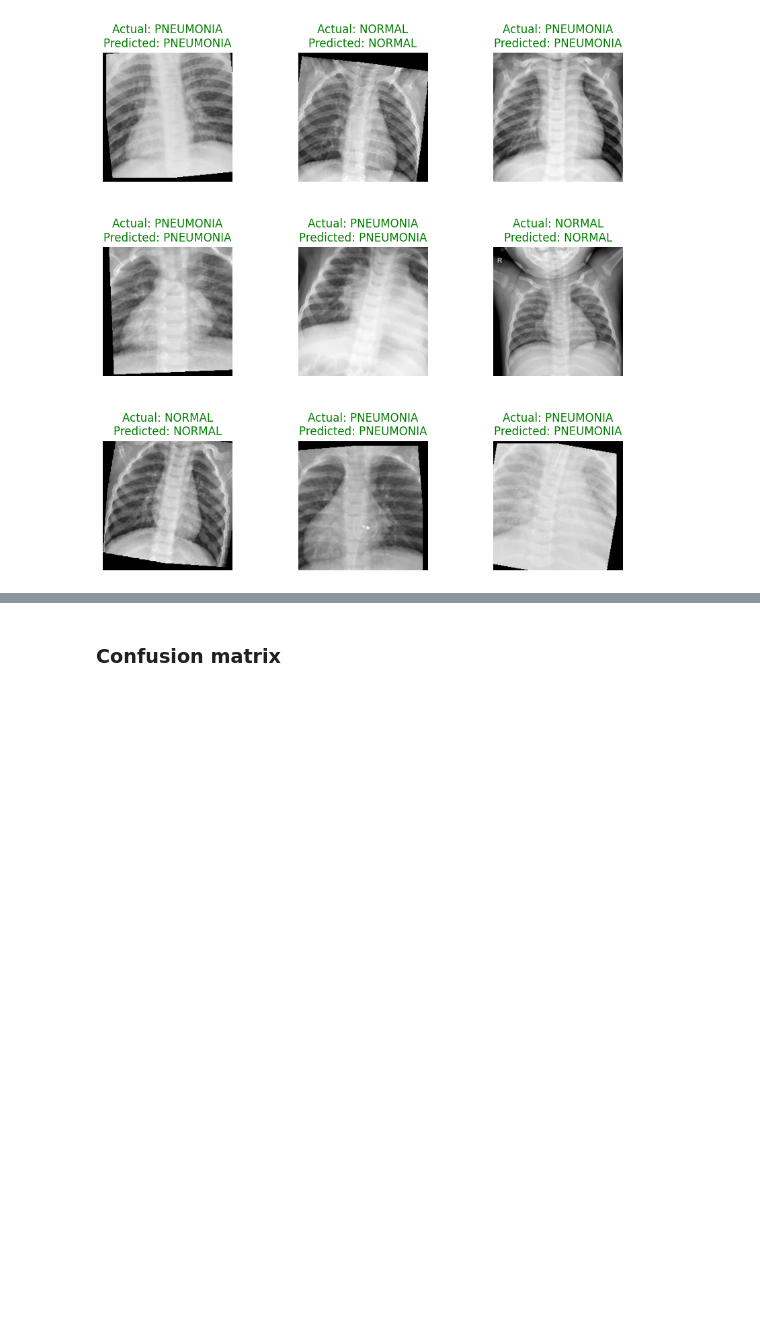
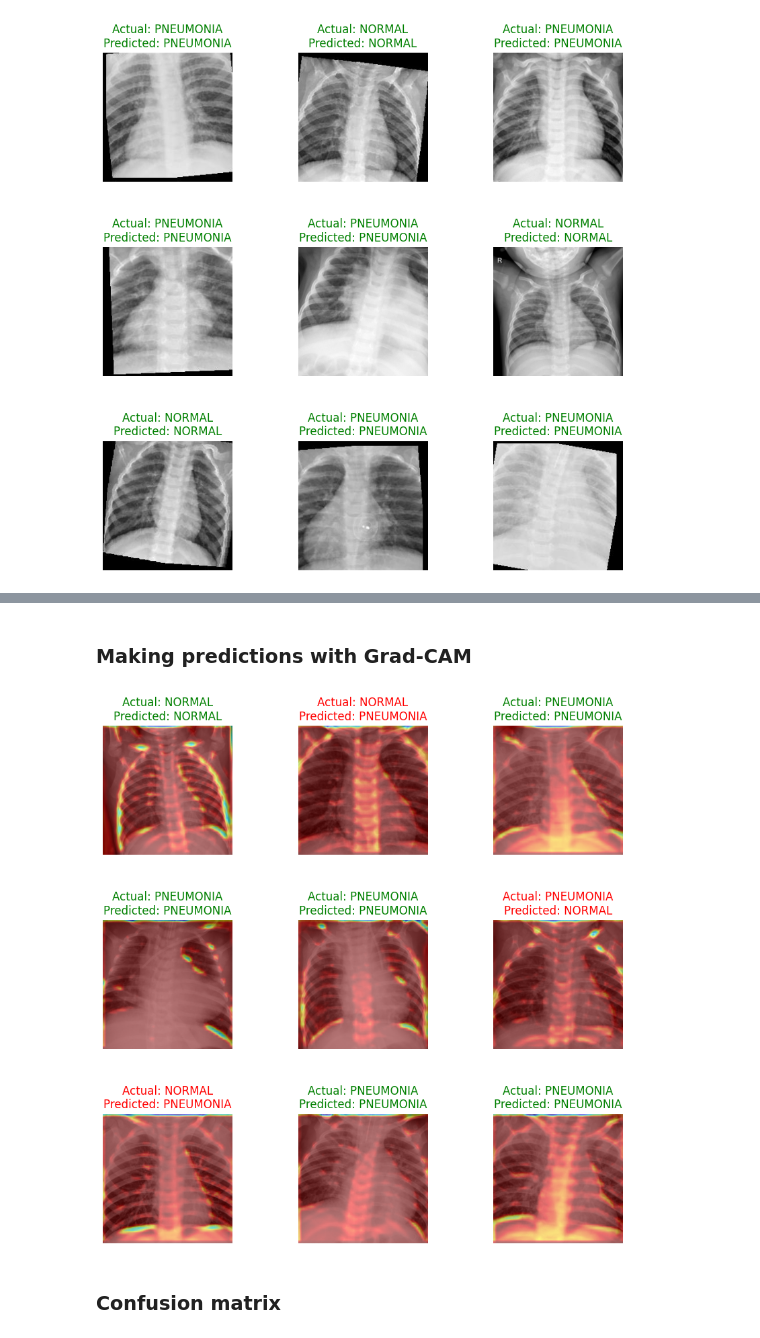
Before and after one commit to eliaszpiotr/PneumoniaDetection, a Jupyter notebook: pneumonia_detection_v02_2.ipynb, the cells around one changed output, grey strips where cells are left out. Cells and saved outputs as stored; diff of their text form; code cells hidden in the pictures; blank space fills up the shorter version.

```diff
--- a/pneumonia_detection_v02_2.ipynb
+++ b/pneumonia_detection_v02_2.ipynb
@@ -910,0 +910,2 @@ predict(model, 'checkpoint.pth', device, val_loader_no_a)
+# %% [markdown]
+### Making predictions with Grad-CAM
@@ -911,3 +989,14 @@ predict(model, 'checkpoint.pth', device, val_loader_no_a)
+# %%
+checkpoint = torch.load('checkpoint.pth')
+model.load_state_dict(checkpoint['model_state_dict'])
+model = model.to(device)
+
+feature_module = model.conv_block1
+target_layer_names = ["0", "2"]  # Indices of layers in the 'conv_block2'
+
+display_predictions_gradcam(model, device, val_loader_no_a, feature_module, target_layer_names)
+# %% [output]
+[figure, added]
 # %% [markdown]
 ### Confusion matrix
 # %%
```
Also changed, not shown: parts of 6 cells of this notebook.
